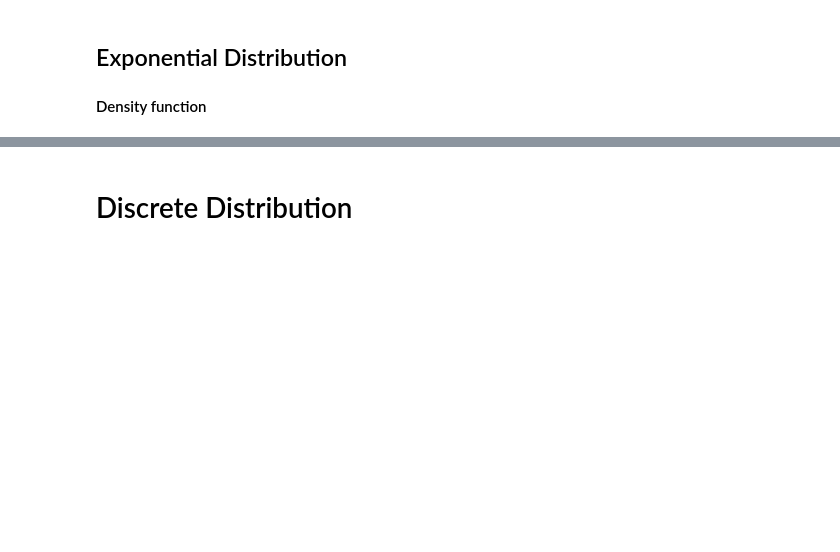
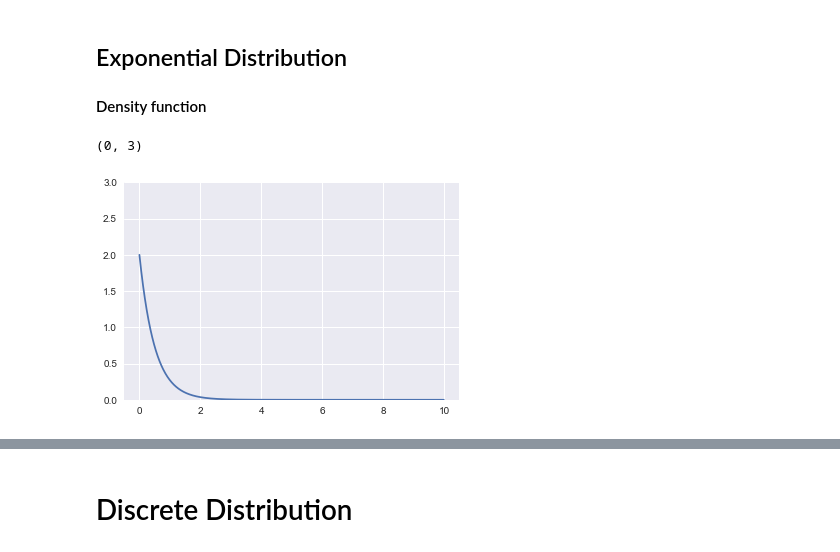
Before and after one commit to vtshen/STAT4705, a Jupyter notebook: Rcode/Distributions Demo.ipynb, the cells around one changed output, grey strips where cells are left out. Cells and saved outputs as stored; diff of their text form; code cells hidden in the pictures; blank space fills up the shorter version.

```diff
--- a/Rcode/Distributions Demo.ipynb
+++ b/Rcode/Distributions Demo.ipynb
@@ -246,3 +247,14 @@ http://mathworld.wolfram.com/F-Distribution.html
 # %% [markdown]
 ## Exponential Distribution
 #### Density function
+# %%
+lamb = 2
+beta = 1.0/lamb
+
+x = np.arange(0,10,0.01)
+y = expon.pdf(x,scale = beta)
+plt.plot(x,y)
+plt.ylim(0, 3)
+# %% [output]
+(0, 3)
+[figure, added]
```
Also changed, not shown: parts of 8 cells of this notebook, 1 other file.
